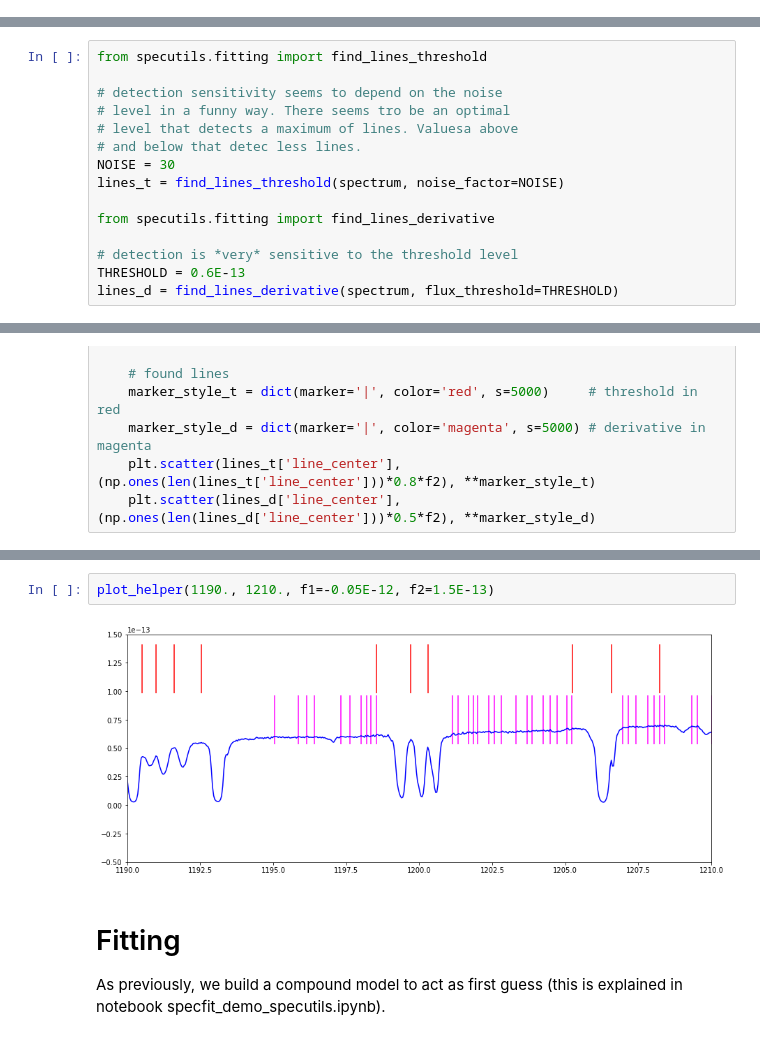
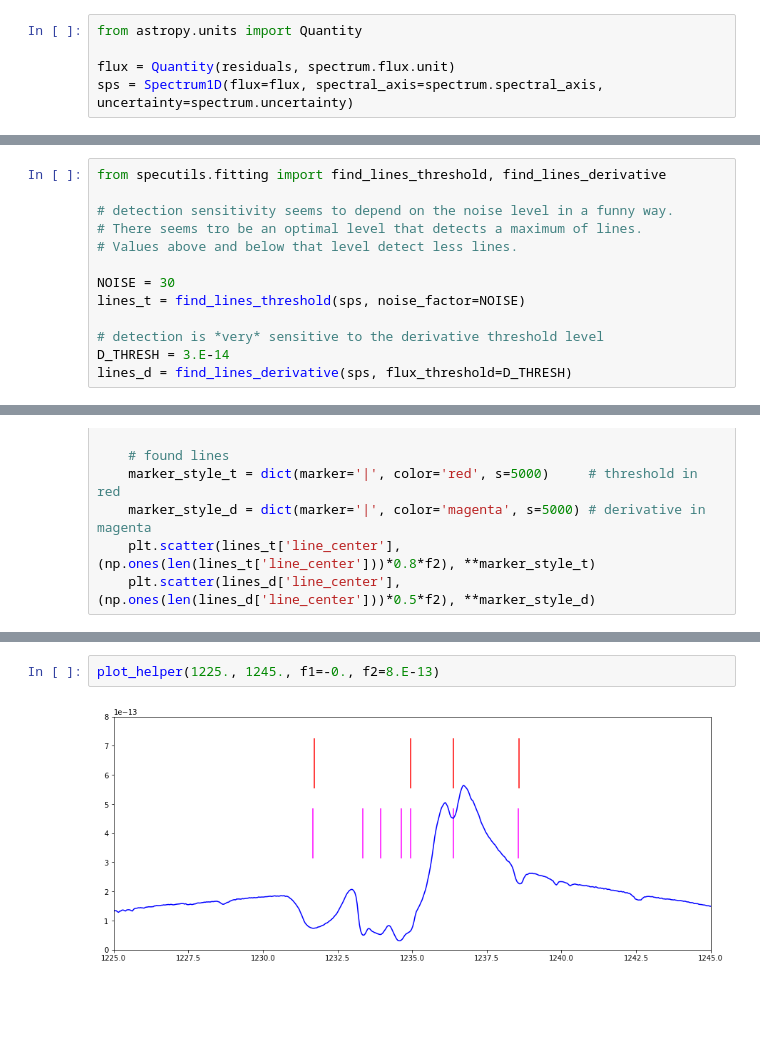
Before and after one commit to ibusko/specfit, a Jupyter notebook: proto/linefit_demo_specutils.ipynb, the cells around one changed output, grey strips where cells are left out. Drawn from its saved outputs; the diff is of its cells as text; blank space fills up the shorter version.

```diff
--- a/proto/linefit_demo_specutils.ipynb
+++ b/proto/linefit_demo_specutils.ipynb
@@ -55,20 +209,23 @@ spectrum = noise_region_uncertainty(spectrum, noise_region)
+# %%
+from astropy.units import Quantity
+
+flux = Quantity(residuals, spectrum.flux.unit)
+sps = Spectrum1D(flux=flux, spectral_axis=spectrum.spectral_axis, uncertainty=spectrum.uncertainty)
 # %% [markdown]
 Now, find lines using threshold and derivative methods:
 # %%
-from specutils.fitting import find_lines_threshold
+from specutils.fitting import find_lines_threshold, find_lines_derivative
 
-# detection sensitivity seems to depend on the noise
-# level in a funny way. There seems tro be an optimal
-# level that detects a maximum of lines. Valuesa above
-# and below that detec less lines.
+# detection sensitivity seems to depend on the noise level in a funny way.
+# There seems tro be an optimal level that detects a maximum of lines.
+# Values above and below that level detect less lines.
+
 NOISE = 30
-lines_t = find_lines_threshold(spectrum, noise_factor=NOISE)
+lines_t = find_lines_threshold(sps, noise_factor=NOISE)
 
-from specutils.fitting import find_lines_derivative
-
-# detection is *very* sensitive to the threshold level
-THRESHOLD = 0.6E-13
-lines_d = find_lines_derivative(spectrum, flux_threshold=THRESHOLD)
+# detection is *very* sensitive to the derivative threshold level
+D_THRESH = 3.E-14
+lines_d = find_lines_derivative(sps, flux_threshold=D_THRESH)
 # %%
 print(lines_t)
 # %% [output]
@@ -137,8 +297,4 @@ plot_helper(1250., 1270., f1=-0.05E-12, f2=2.E-13)
 # %%
-plot_helper(1190., 1210., f1=-0.05E-12, f2=1.5E-13)
+plot_helper(1225., 1245., f1=-0., f2=8.E-13)
 # %% [output]
-[figure, old version]
+[figure, new version]
-# %% [markdown]
-<h1>Fitting</h1>
-
-As previously, we build a compound model to act as first guess (this is explained in notebook specfit_demo_specutils.ipynb).
```
Also changed, not shown: parts of 51 cells of this notebook, 1 other file.
